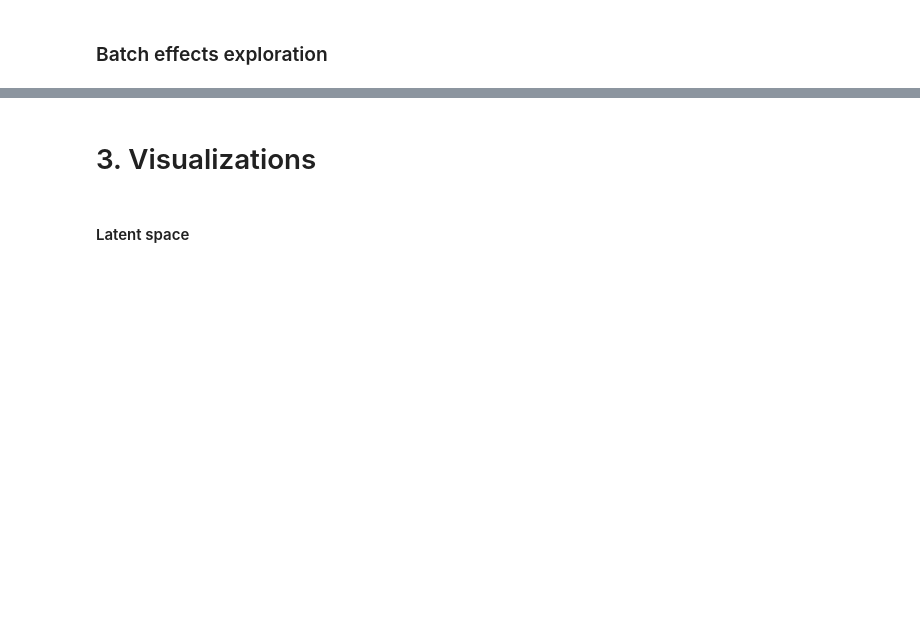
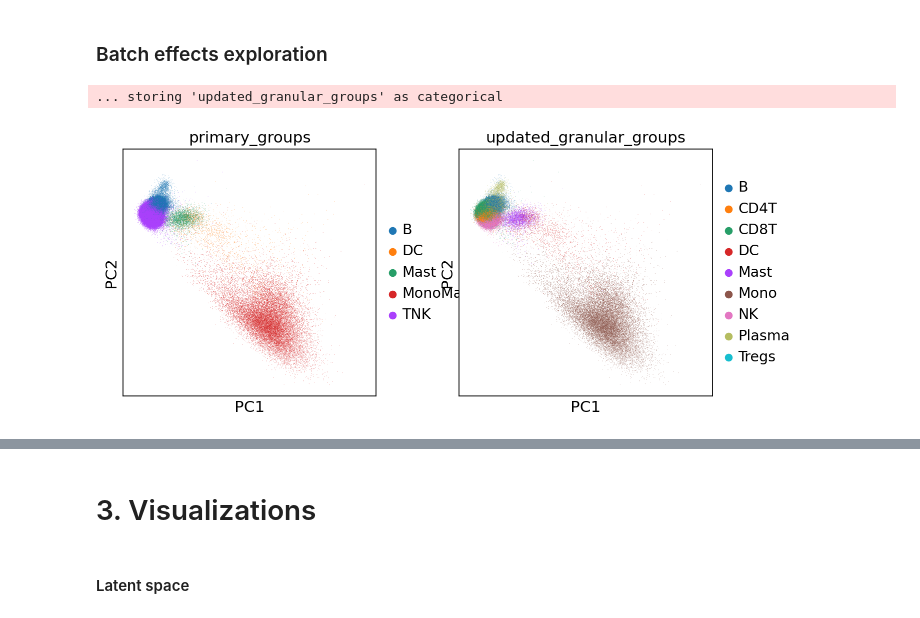
Before and after one commit to owkin/deepdeconv-fork, a Jupyter notebook: notebooks/mixupvi_signature_cti.ipynb, the cells around one changed output, grey strips where cells are left out. Cells and saved outputs as stored; diff of their text form; code cells hidden in the pictures; blank space fills up the shorter version.

```diff
--- a/notebooks/mixupvi_signature_cti.ipynb
+++ b/notebooks/mixupvi_signature_cti.ipynb
@@ -160,0 +220,2 @@ LOCAL_RANK: 0 - CUDA_VISIBLE_DEVICES: [0,1]
+# %%
+adata.obsm["scvi_latent"] = scvi_latent
@@ -171,6 +234,9 @@ LOCAL_RANK: 0 - CUDA_VISIBLE_DEVICES: [0,1]
 # %%
 sc.pl.pca(adata,
-          color=["assay", "prim", "cell_types_grouped"])
+          color=["primary_groups", "updated_granular_groups"])
+# %% [output]
+... storing 'updated_granular_groups' as categorical
+[figure, added]
 # %%
 sc.pl.umap(adata,
           color=["assay", "donor_id", "tissue"]
```
Also changed, not shown: parts of 21 cells of this notebook, 3 other files.
